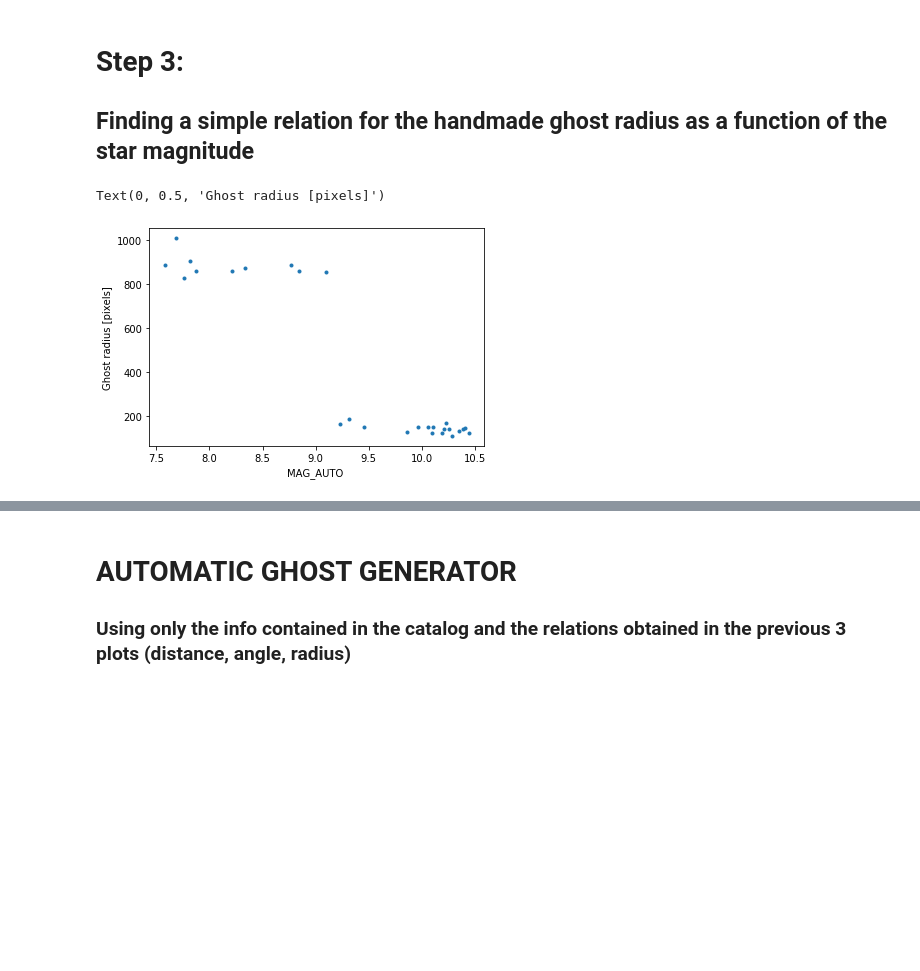
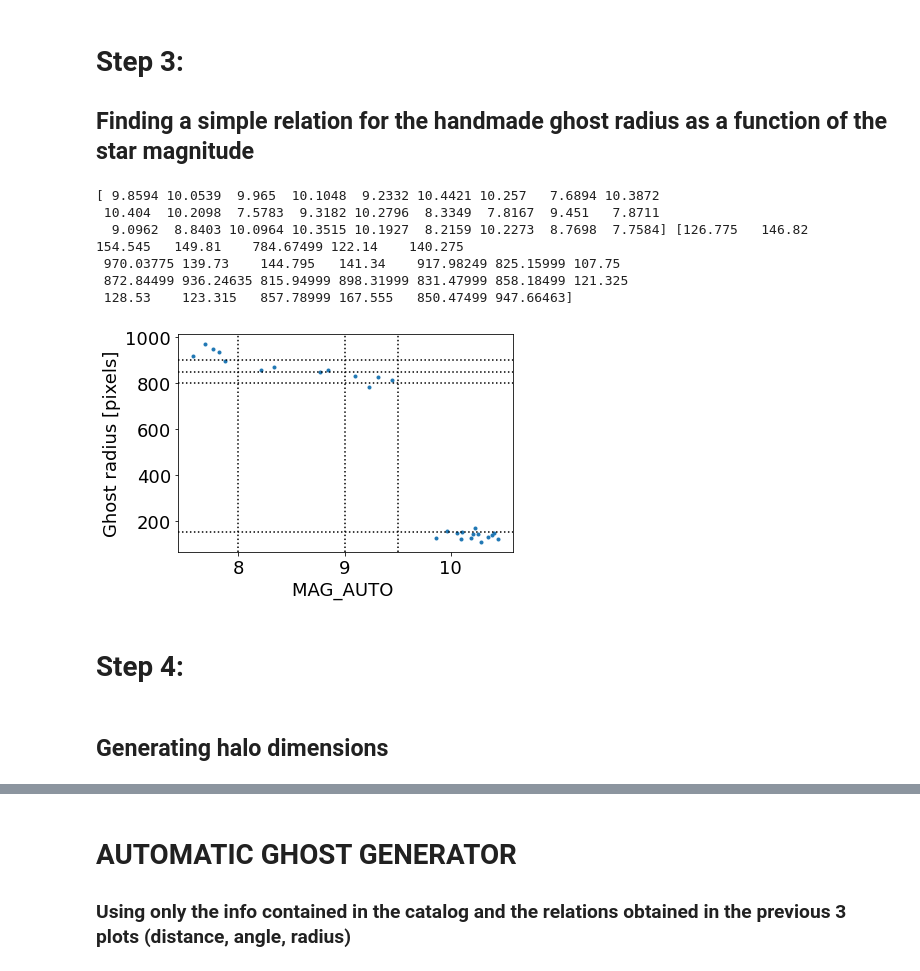
Before and after one commit to nicostrada/photo_mask, a Jupyter notebook: Ghost_Mask.ipynb, the cells around one changed output, grey strips where cells are left out. Cells and saved outputs as stored; diff of their text form; code cells hidden in the pictures; blank space fills up the shorter version.

```diff
--- a/Ghost_Mask.ipynb
+++ b/Ghost_Mask.ipynb
@@ -108,7 +120,6 @@ No.    Name      Ver    Type      Cards   Dimensions   Format
 # %%
 # Loading the HANDMADE ghosts!
 ghosts = pyregion.open(handmadeghosts)
-
 xg = []
 yg = []
 rg = []
@@ -124,14 +135,38 @@ yg = np.array(yg)
 # Radius of the HANDMADE ghosts
 rg = np.array(rg)
 
+print(len(xg))
+
+# Loading the HANDMADE halos!
+halos = pyregion.open(handmadehalos)
+xh = []
+yh = []
+rh = []
+for i in range(len(halos)):
+    xh.append(halos[i].coord_list[0])
+    yh.append(halos[i].coord_list[1])
+    rh.append(halos[i].coord_list[2])
+
+# X coordinate of the HANDMADE ghosts
+xh = np.array(xh)
+# Y coordinate of the HANDMADE ghosts
+yh = np.array(yh)
+# Radius of the HANDMADE ghosts
+rh = np.array(rh)
+print(len(xh))
 
 # Excluding fake stars from the catalog
 big_stars = np.loadtxt(stars)
+
+
+# Excluding stars with no handmade ghosts
 fake_mask = np.isin(big_stars[:,0],fake_id,invert=True)
-stars = big_stars[fake_mask]
+stars_true = big_stars[fake_mask]
 
 # Calling the X, Y and MAG_AUTO of stars from our catalog - See Apendix for the header of the catalog
-id_star = stars[:,0]
-xs = stars[:,5]
-ys = stars[:,6]
-mags= stars[:,7]
+id_star = stars_true[:,0]
+xs = stars_true[:,5]
+ys = stars_true[:,6]
+mags= stars_true[:,7]
+
+print(len(xs))
@@ -205,8 +289,26 @@ Text(0.5, 1.0, 'Relative error between angles')
 # %%
 # This plot shows the diameter of the HANDMADE ghosts as a function of the MAG_AUTO
 plt.plot(mags,rg,'.')
 plt.xlabel('MAG_AUTO ')
 plt.ylabel('Ghost radius [pixels]')
+plt.axvline(8,ls=':',color='black')
+plt.axvline(9,ls=':',color='black')
+plt.axvline(9.5,ls=':',color='black')
+
+plt.axhline(150,ls=':',color='black')
+plt.axhline(800,ls=':',color='black')
+plt.axhline(850,ls=':',color='black')
+plt.axhline(900,ls=':',color='black')
+print(mags,rg)
 # %% [output]
-Text(0, 0.5, 'Ghost radius [pixels]')
+[ 9.8594 10.0539  9.965  10.1048  9.2332 10.4421 10.257   7.6894 10.3872
+ 10.404  10.2098  7.5783  9.3182 10.2796  8.3349  7.8167  9.451   7.8711
+  9.0962  8.8403 10.0964 10.3515 10.1927  8.2159 10.2273  8.7698  7.7584] [126.775   146.82    154.545   149.81    784.67499 122.14    140.275
+ 970.03775 139.73    144.795   141.34    917.98249 825.15999 107.75
+ 872.84499 936.24635 815.94999 898.31999 831.47999 858.18499 121.325
+ 128.53    123.315   857.78999 167.555   850.47499 947.66463]
-[figure, old version]
+[figure, new version]
+# %% [markdown]
+# Step 4:
+# %% [markdown]
+## Generating halo dimensions
```
Also changed, not shown: parts of 27 cells of this notebook, 1 other file.
